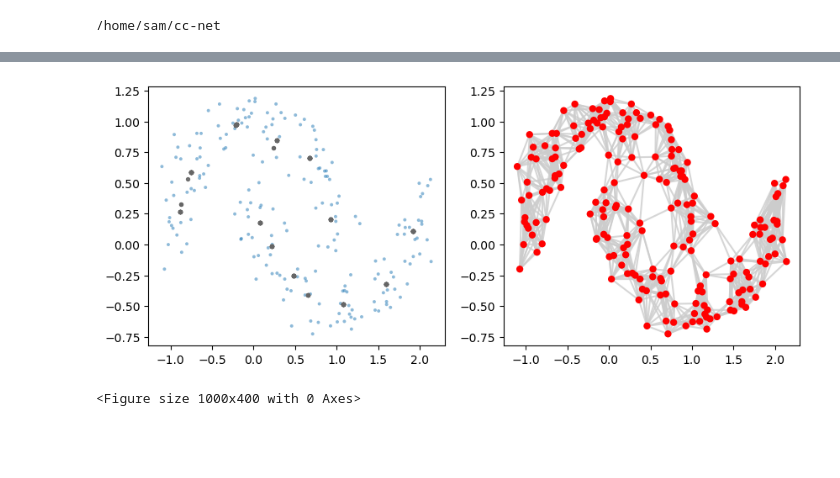
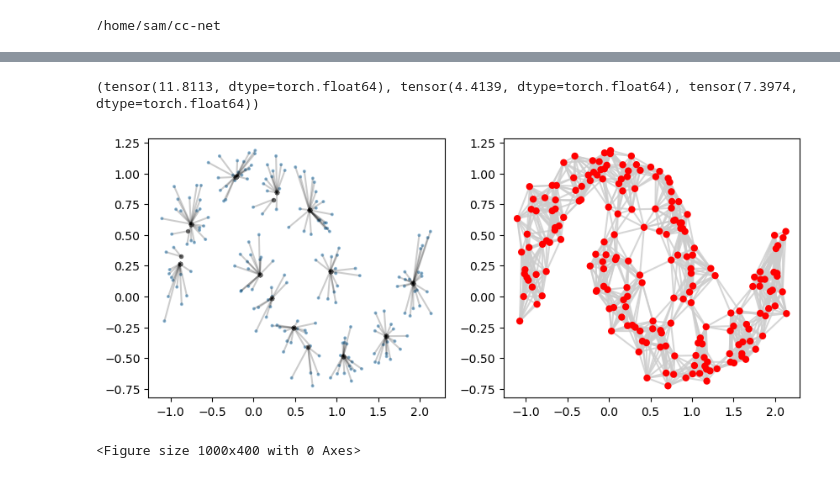
Before and after one commit to chens5/cc-net, a Jupyter notebook: notebooks/multiple-graphs-one-size-1.ipynb, the cells around one changed output, grey strips where cells are left out. Cells and saved outputs as stored; diff of their text form; code cells hidden in the pictures; blank space fills up the shorter version.

```diff
--- a/notebooks/multiple-graphs-one-size-1.ipynb
+++ b/notebooks/multiple-graphs-one-size-1.ipynb
@@ -23,9 +24,12 @@ def plot_graph(X, edge_index, ax):
         ax.plot([X[i,0], X[j,0]], [X[i,1], X[j,1]], color='0.8', alpha=0.8, zorder=1)
     ax.scatter(X[:, 0], X[:, 1], edgecolors='none', color='red', zorder=2)
 # %%
-def visualize_clusters(X, U, ax, point_size=8, label="Clustered data"):
+def visualize_clusters(X, U, ax, point_size=8, label="Clustered data", show_membership=False):
     """Plot the loss curve and a grayscale scatter of the smoothed solution U."""
     fig = plt.figure(figsize=(10,4))
+    if show_membership:
+        for i in range(len(X)):
+            ax.plot([X[i, 0], U[i, 0]], [X[i, 1], U[i, 1]], c='black', alpha=0.2)
     ax.scatter(X[:, 0], X[:, 1], s=8, edgecolors='none', alpha=0.5, label='original data')
     ax.scatter(U[:,0].cpu(), U[:,1].cpu(), s=point_size, alpha=0.9, c='0.4', label=label)
 # %%
@@ -37,23 +41,34 @@ def load_model(model_cfg, model_pth):
     model.load_state_dict(model_state)
     return model
 
-def forward_pass(model, data):
+def forward_pass(model, data, lam=1.0, iterations=1):
     src = data.edge_index[0]
     dst = data.edge_index[1]
     e_init = data.x[src] - data.x[dst]
-    h, e = model(h=data.x.float(),
-                 e=e_init.float(),
-                 edge_index = data.edge_index,
-                 w=data.edge_attr,
-                 x=data.x.float())
-    return h.detach(), e.detach()
+    h = data.x.float()
+    e = e_init.float()
+    fid_terms = []
+    tv_terms = []
+    for _ in trange(iterations):
+        h, e = model(h=h,
+                     e=e,
+                     edge_index = data.edge_index,
+                     w=data.edge_attr.float(),
+                     x=data.x.float())
+        h = h.detach()
+        e = e.detach()
+        total, fidelity, fusion = get_primal_obj(h, data, lam)
+        fid_terms.append(fidelity)
+        tv_terms.append(fusion)
+    return h, e, fid_terms, tv_terms
+
 
 def get_primal_obj(U, data, lam):
     src = data.edge_index[0]
     dst = data.edge_index[1]
     w = data.edge_attr
     X = data.x
-    return Losses.energy(U, X, src, dst, w, lam)
+    return Losses.energy(U, X, src, dst, w, lam, return_parts=True)
 # %%
 exp_file = 'configs/single-runs/pdhg-knn.yaml'
 with open(exp_file, "r") as f:
@@ -101,9 +145,11 @@ baseline_output = torch.load('/data/sam/primal-dual/data/multiple_knn_base=two_m
 # %%
 baseline_U = baseline_output['U'][0]
 
 fig, axs = plt.subplots(nrows=1, ncols=2, figsize=(10, 4))
-visualize_clusters(example_graph.x, baseline_U, axs[0])
+visualize_clusters(example_graph.x, baseline_U, axs[0], show_membership=True)
 plot_graph(example_graph.x,example_graph.edge_index, axs[1])
+print(get_primal_obj(baseline_U, example_graph, lam=1.0))
 # %% [output]
+(tensor(11.8113, dtype=torch.float64), tensor(4.4139, dtype=torch.float64), tensor(7.3974, dtype=torch.float64))
-[figure, old version]
+[figure, new version]
-<Figure size 1000x400 with 0 Axes>
+<Figure size 1000x400 with 0 Axes>
```
Also changed, not shown: parts of 7 cells of this notebook, 14 other files.
